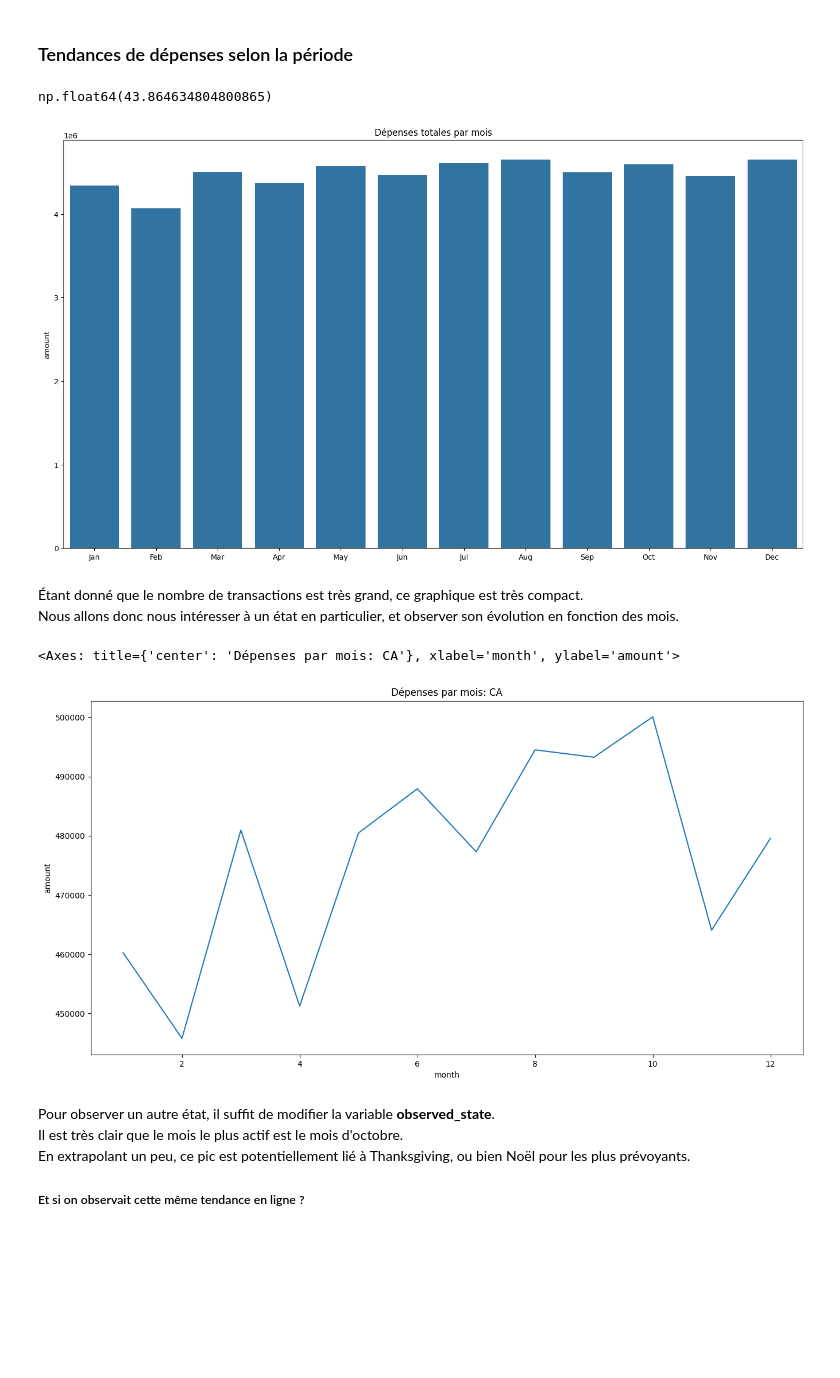
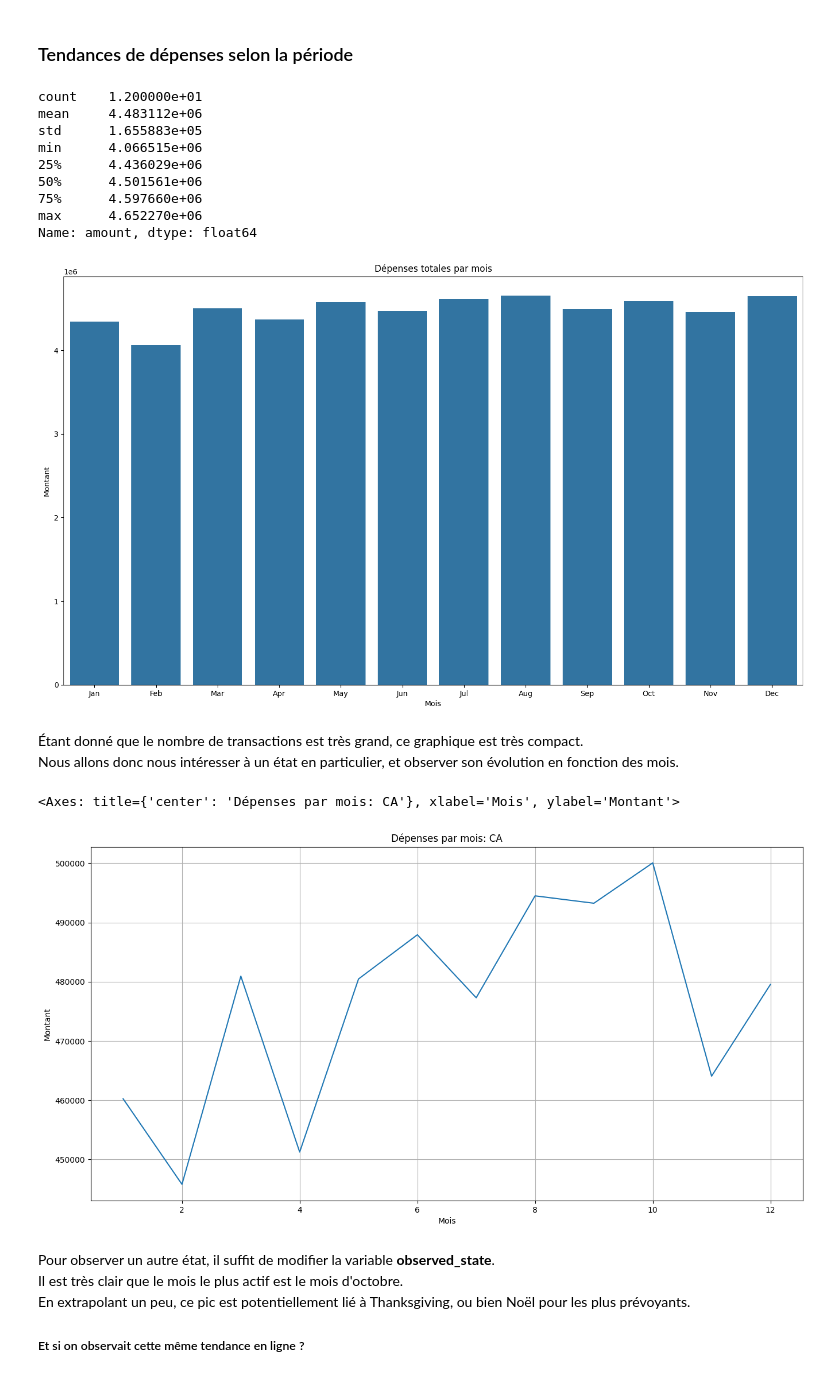
Before and after one commit to etu47734/Projet-Data-Analytics, a Jupyter notebook: init.ipynb, the cells around one changed output. Saved outputs shown, nothing was run; the diff lists cells and outputs as text; code cells hidden in the pictures; blank space fills up the shorter version.

```diff
--- a/init.ipynb
+++ b/init.ipynb
@@ -260,16 +317,26 @@ round(float(amount_by_state.describe()["mean"]), 2)
 # %%
 months = ["Jan", "Feb", "Mar", "Apr", "May", "Jun", "Jul", "Aug", "Sep", "Oct", "Nov", "Dec"]
 
 plt.figure(figsize=(18,10))
 plt.title("Dépenses totales par mois")
+plt.xlabel("Mois")
+plt.ylabel("Montant")
 
 transactions_by_date = transactions.groupby(['month']).amount
 amount_by_date = transactions_by_date.sum()
 sns.barplot(x=months, y=amount_by_date)
 amount_by_date.describe()
 # %% [output]
-np.float64(43.864634804800865)
+count    1.200000e+01
+mean     4.483112e+06
+std      1.655883e+05
+min      4.066515e+06
+25%      4.436029e+06
+50%      4.501561e+06
+75%      4.597660e+06
+max      4.652270e+06
+Name: amount, dtype: float64
-[figure, old version]
+[figure, new version]
 # %% [markdown]
 
 
@@ -281,12 +348,15 @@ plt.figure(figsize=(16,8))
 
 observed_state = "CA"
 plt.title("Dépenses par mois: " + observed_state)
+plt.xlabel("Mois")
+plt.ylabel("Montant")
+plt.grid(True)
 
 amount_by_state_per_month = transactions.groupby(['merchant_state', 'month']).amount.sum()
 
 sns.lineplot(data=amount_by_state_per_month[observed_state])
 # %% [output]
-<Axes: title={'center': 'Dépenses par mois: CA'}, xlabel='month', ylabel='amount'>
+<Axes: title={'center': 'Dépenses par mois: CA'}, xlabel='Mois', ylabel='Montant'>
 [figure]
 # %% [markdown]
 Pour observer un autre état, il suffit de modifier la variable **observed_state**.
```
Also changed, not shown: parts of 15 cells of this notebook.
